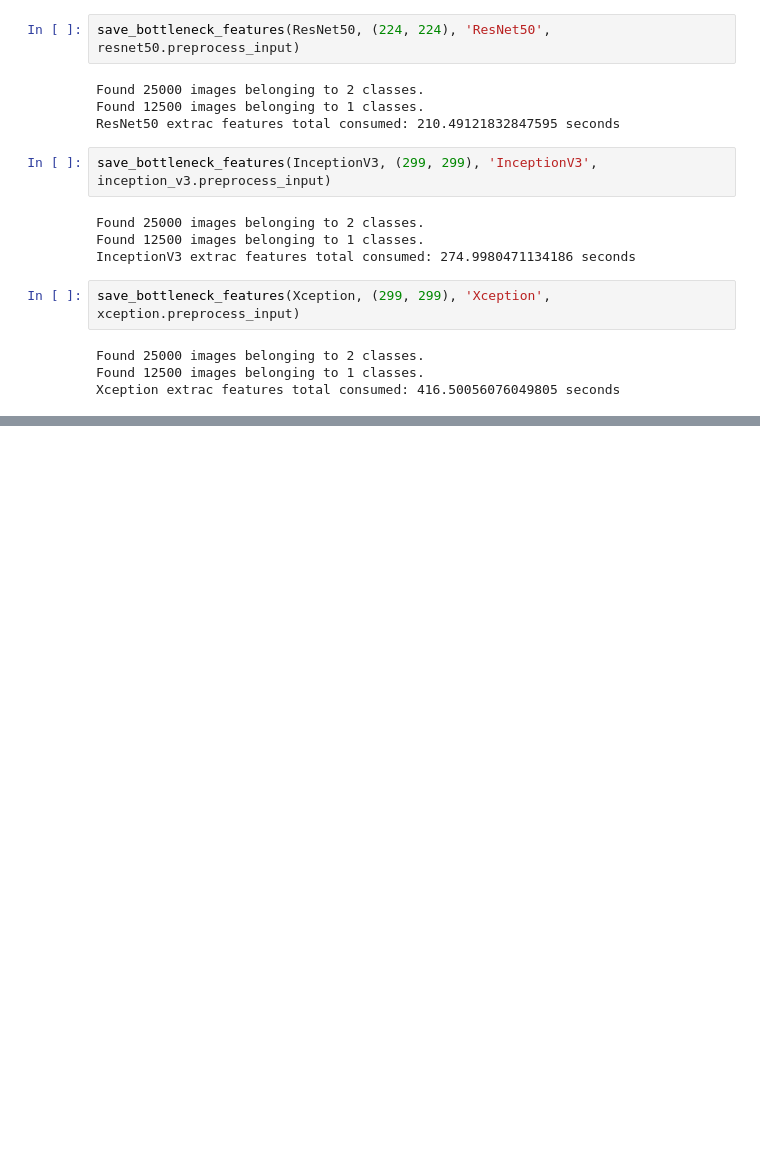
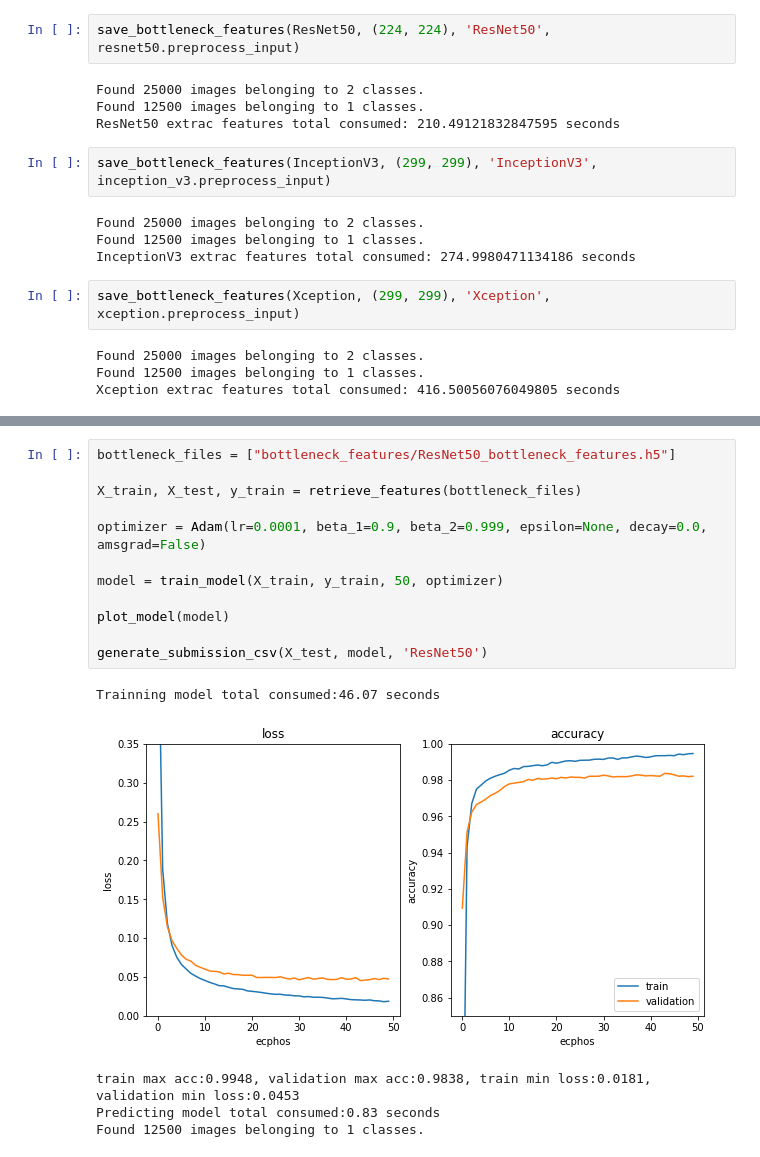
Before and after one commit to Qucy/UdacityMachineLearning, a Jupyter notebook: dog_vs_cat/dog_vs_cat.ipynb, the cells around one changed output, grey strips where cells are left out. Saved outputs shown, nothing was run; the diff lists cells and outputs as text; blank space fills up the shorter version.

```diff
--- a/dog_vs_cat/dog_vs_cat.ipynb
+++ b/dog_vs_cat/dog_vs_cat.ipynb
@@ -221,0 +304,18 @@ def generate_submission_csv(X_test, model):
+# %%
+bottleneck_files = ["bottleneck_features/ResNet50_bottleneck_features.h5"]
+
+X_train, X_test, y_train = retrieve_features(bottleneck_files)
+
+optimizer = Adam(lr=0.0001, beta_1=0.9, beta_2=0.999, epsilon=None, decay=0.0, amsgrad=False)
+
+model = train_model(X_train, y_train, 50, optimizer)
+
+plot_model(model)
+
+generate_submission_csv(X_test, model, 'ResNet50')
+# %% [output]
+Trainning model total consumed:46.07 seconds
+[figure, added]
+train max acc:0.9948, validation max acc:0.9838, train min loss:0.0181, validation min loss:0.0453
+Predicting model total consumed:0.83 seconds
+Found 12500 images belonging to 1 classes.
```
Also changed, not shown: parts of 25 cells of this notebook, 6 other files.
